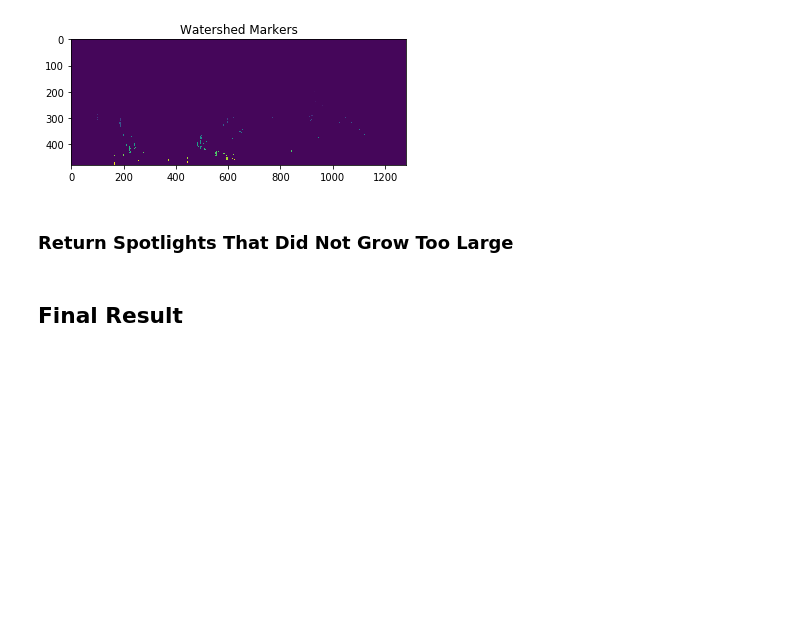
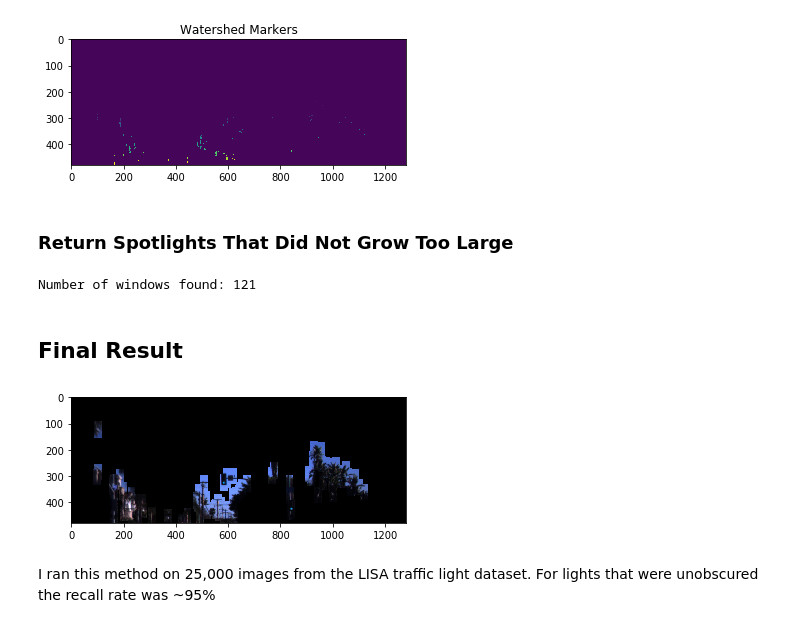
Before and after one commit to KenanA95/tl-detector, a Jupyter notebook: docs/Identifying Regions of Interest.ipynb, the cells around one changed output. Drawn from its saved outputs; the diff is of its cells as text; code cells hidden in the pictures; blank space fills up the shorter version.

```diff
--- a/docs/Identifying Regions of Interest.ipynb
+++ b/docs/Identifying Regions of Interest.ipynb
@@ -86,20 +88,30 @@ for marker in markers:
     y_coordinates, x_coordinates = np.where(watershed_image == marker)
     coordinates.append((int(np.median(x_coordinates)), int(np.median(y_coordinates))))
 
-def display_roi(image, window_size):
-    mask = np.zeros(image.shape, dtype=np.uint8)
-    x_offset = int((window_size[0] - 1) / 2)
-    y_offset = int((window_size[1] - 1) / 2)
-
-    for (x, y) in self.compute_roi(image):
-        x_min, x_max = x - x_offset, x + x_offset
-        y_min, y_max = y - y_offset, y + y_offset
-        mask[y_min:y_max, x_min:x_max] = 1
-
-    display_img = np.zeros(image.shape, dtype=np.uint8)
-    display_img[mask == 1] = image[mask == 1]
-
-    plt.imshow(display_img, cmap='gray')
-    plt.show()
+print("Number of windows found: {}".format(len(coordinates)))
+# %% [output]
+Number of windows found: 121
 # %% [markdown]
 ## Final Result
+# %%
+def display_roi(image, coordinates, window_size):
+    mask = np.zeros(image.shape, dtype=np.uint8)
+    x_offset = int((window_size[0] - 1) / 2)
+    y_offset = int((window_size[1] - 1) / 2)
+
+    for (x, y) in coordinates:
+        x_min, x_max = x - x_offset, x + x_offset
+        y_min, y_max = y - y_offset, y + y_offset
+        mask[y_min:y_max, x_min:x_max] = 1
+
+    display_img = np.zeros(image.shape, dtype=np.uint8)
+    display_img[mask == 1] = image[mask == 1]
+
+    plt.imshow(display_img, cmap='gray')
+    plt.show()
+
+display_roi(image, coordinates, window_size=(32, 64))
+# %% [output]
+[figure, added]
+# %% [markdown]
+I ran this method on 25,000 images from the LISA traffic light dataset. For lights that were unobscured the recall rate was ~95%
```
Also changed, not shown: parts of 1 cell of this notebook.
